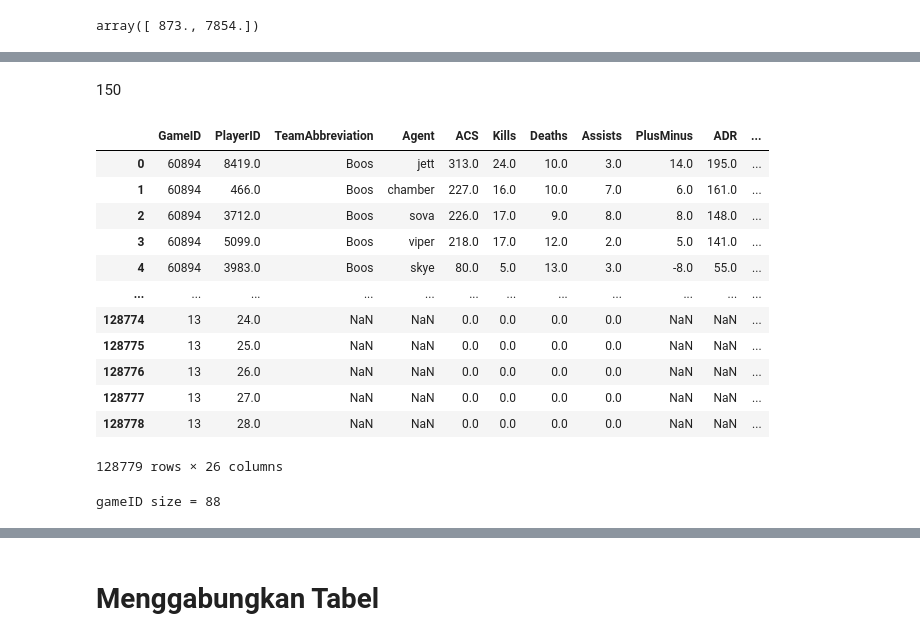
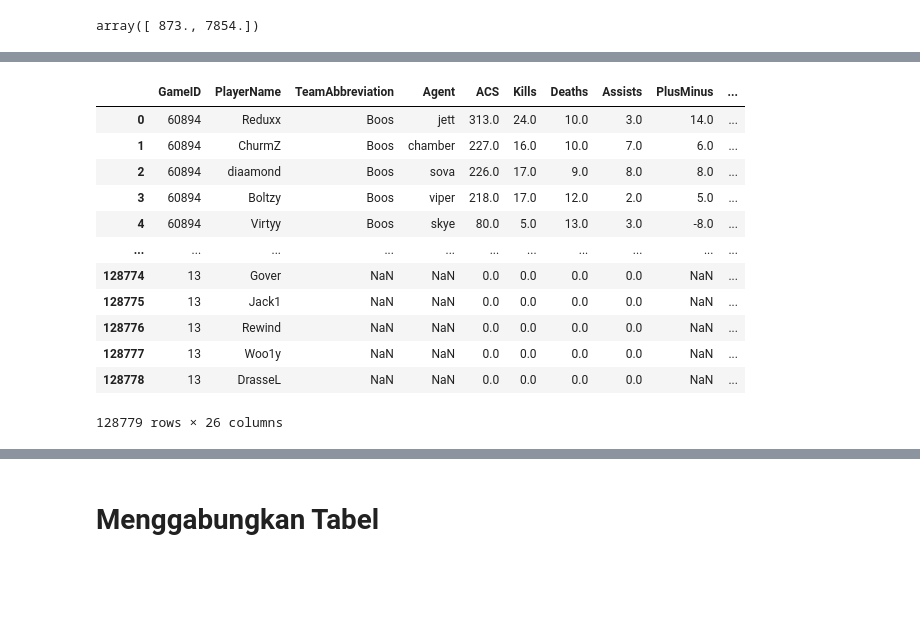
Before and after one commit to michaelsinanta/tk-kasdad, a Jupyter notebook: preprocessing_patch0_enb.ipynb, the cells around one changed output, grey strips where cells are left out. Saved outputs shown, nothing was run; the diff lists cells and outputs as text; code cells hidden in the pictures; blank space fills up the shorter version.

Commit message:
update preprocessing, ngubah yg import jadi export. Update preprocessing patch 0, final dataset

```diff
--- a/preprocessing_patch0_enb.ipynb
+++ b/preprocessing_patch0_enb.ipynb
@@ -300,19 +262,17 @@ Agent               1    0.512821
-# %% [markdown]
-150
 # %%
-df_scores_col_drop = df_scores.drop(['KAST_Percent', 'PlayerName', 'No'], axis=1)
+df_scores_col_drop = df_scores.drop(['KAST_Percent', 'PlayerID', 'No'], axis=1)
 df_scores_col_drop
 # %% [output]
-|  | GameID | PlayerID | TeamAbbreviation | Agent | ACS | Kills | Deaths | Assists | PlusMinus | ADR | ... |
-| 0 | 60894 | 8419.0 | Boos | jett | 313.0 | 24.0 | 10.0 | 3.0 | 14.0 | 195.0 | ... |
-| 1 | 60894 | 466.0 | Boos | chamber | 227.0 | 16.0 | 10.0 | 7.0 | 6.0 | 161.0 | ... |
-| 2 | 60894 | 3712.0 | Boos | sova | 226.0 | 17.0 | 9.0 | 8.0 | 8.0 | 148.0 | ... |
-| 3 | 60894 | 5099.0 | Boos | viper | 218.0 | 17.0 | 12.0 | 2.0 | 5.0 | 141.0 | ... |
-| 4 | 60894 | 3983.0 | Boos | skye | 80.0 | 5.0 | 13.0 | 3.0 | -8.0 | 55.0 | ... |
-| ... | ... | ... | ... | ... | ... | ... | ... | ... | ... | ... | ... |
-| 128774 | 13 | 24.0 | NaN | NaN | 0.0 | 0.0 | 0.0 | 0.0 | NaN | NaN | ... |
-| 128775 | 13 | 25.0 | NaN | NaN | 0.0 | 0.0 | 0.0 | 0.0 | NaN | NaN | ... |
-| 128776 | 13 | 26.0 | NaN | NaN | 0.0 | 0.0 | 0.0 | 0.0 | NaN | NaN | ... |
-| 128777 | 13 | 27.0 | NaN | NaN | 0.0 | 0.0 | 0.0 | 0.0 | NaN | NaN | ... |
-| 128778 | 13 | 28.0 | NaN | NaN | 0.0 | 0.0 | 0.0 | 0.0 | NaN | NaN | ... |
+|  | GameID | PlayerName | TeamAbbreviation | Agent | ACS | Kills | Deaths | Assists | PlusMinus | ... |
+| 0 | 60894 | Reduxx | Boos | jett | 313.0 | 24.0 | 10.0 | 3.0 | 14.0 | ... |
+| 1 | 60894 | ChurmZ | Boos | chamber | 227.0 | 16.0 | 10.0 | 7.0 | 6.0 | ... |
+| 2 | 60894 | diaamond | Boos | sova | 226.0 | 17.0 | 9.0 | 8.0 | 8.0 | ... |
+| 3 | 60894 | Boltzy | Boos | viper | 218.0 | 17.0 | 12.0 | 2.0 | 5.0 | ... |
+| 4 | 60894 | Virtyy | Boos | skye | 80.0 | 5.0 | 13.0 | 3.0 | -8.0 | ... |
+| ... | ... | ... | ... | ... | ... | ... | ... | ... | ... | ... |
+| 128774 | 13 | Gover | NaN | NaN | 0.0 | 0.0 | 0.0 | 0.0 | NaN | ... |
+| 128775 | 13 | Jack1 | NaN | NaN | 0.0 | 0.0 | 0.0 | 0.0 | NaN | ... |
+| 128776 | 13 | Rewind | NaN | NaN | 0.0 | 0.0 | 0.0 | 0.0 | NaN | ... |
+| 128777 | 13 | Woo1y | NaN | NaN | 0.0 | 0.0 | 0.0 | 0.0 | NaN | ... |
+| 128778 | 13 | DrasseL | NaN | NaN | 0.0 | 0.0 | 0.0 | 0.0 | NaN | ... |
 128779 rows × 26 columns
@@ -326,13 +279 @@ for label, value in match_patch0['MatchID'].items():
-# %%
-gameID = []
-
-for id in matchID:
-    game_patch0 = df_games_final[df_games_final['MatchID'] == id]
-    for game in game_patch0['GameID'].unique():
-        if game not in gameID:
-            gameID.append(game)
-
-print(f'gameID size = {len(gameID)}')
-# %% [output]
-gameID size = 88
 # %%
```
Also changed, not shown: parts of 25 cells of this notebook, 2 other files.
